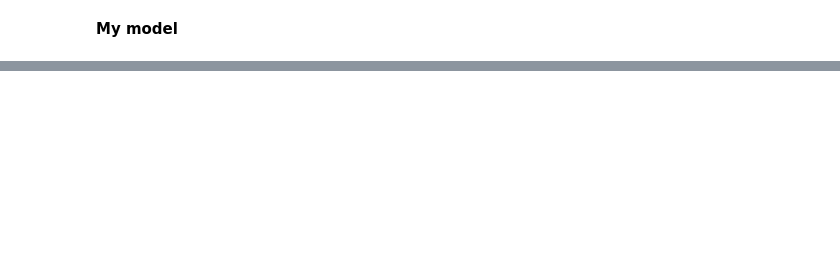
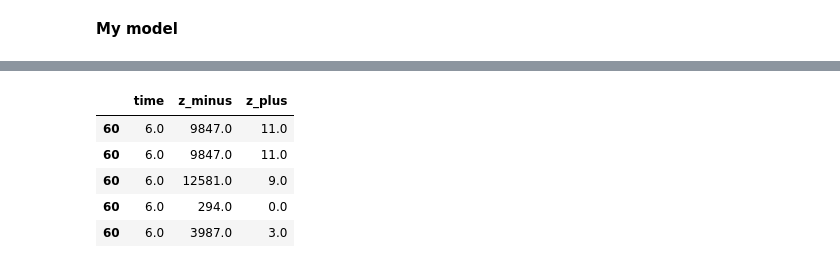
Before and after one commit to claracanavese/PEPI, a Jupyter notebook: gillespie.ipynb, the cells around one changed output, grey strips where cells are left out. Drawn from its saved outputs; the diff is of its cells as text; code cells hidden in the pictures; blank space fills up the shorter version.

```diff
--- a/gillespie.ipynb
+++ b/gillespie.ipynb
@@ -86,3 +135,12 @@ for i in range(0,20):
+# %%
+out
+# %% [output]
+|  | time | z_minus | z_plus |
+| 60 | 6.0 | 9847.0 | 11.0 |
+| 60 | 6.0 | 9847.0 | 11.0 |
+| 60 | 6.0 | 12581.0 | 9.0 |
+| 60 | 6.0 | 294.0 | 0.0 |
+| 60 | 6.0 | 3987.0 | 3.0 |
 # %%
 df_avg = pd.DataFrame(results_avg.to_array()[0], columns=['time', 'z_minus', 'z_plus'])
 # %%
```
Also changed, not shown: parts of 10 cells of this notebook.
